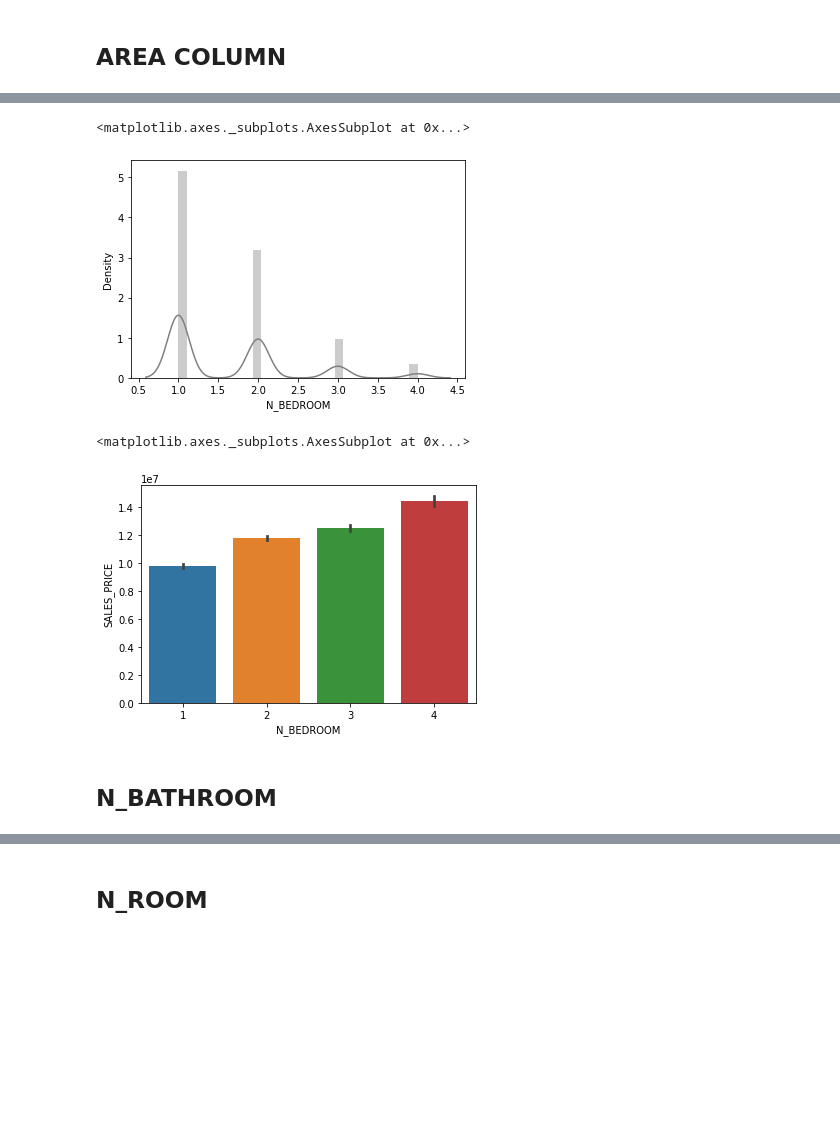
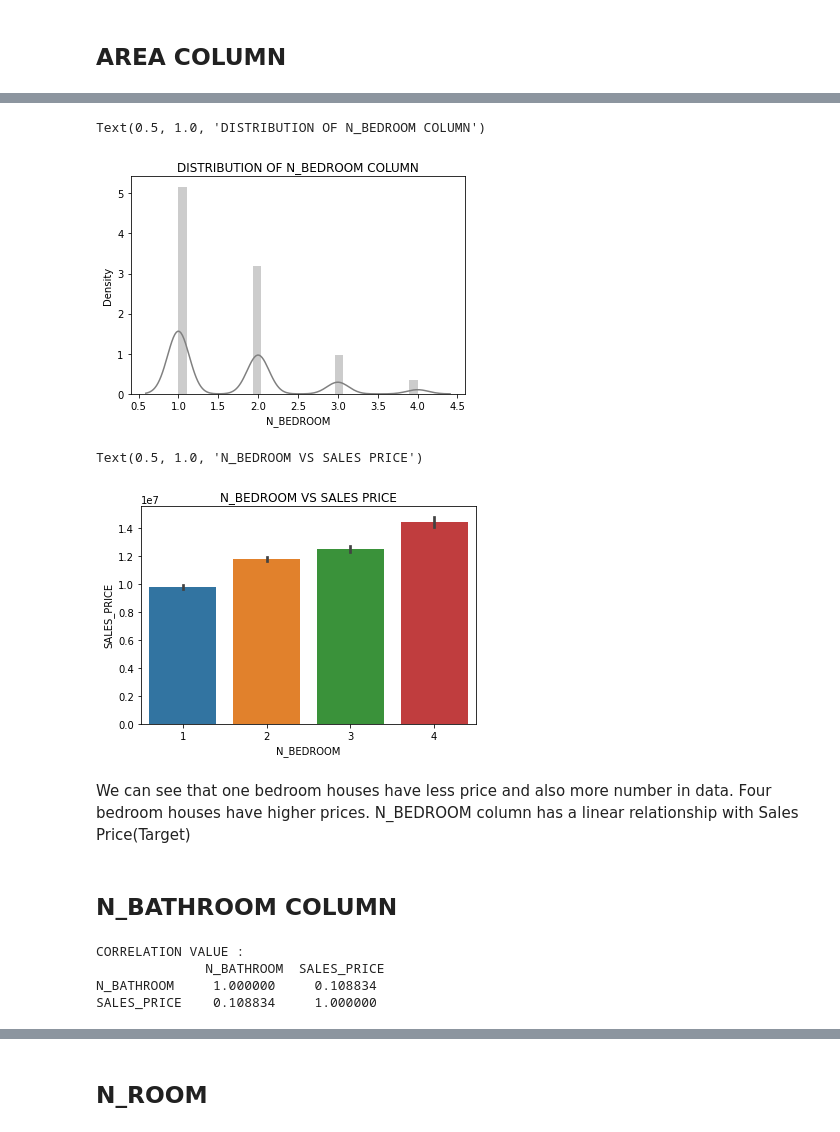
Before and after one commit to mcasivaram/Datascience, a Jupyter notebook: Chennai_House_Price_Prediction.ipynb, the cells around one changed output, grey strips where cells are left out. Cells and saved outputs as stored; diff of their text form; code cells hidden in the pictures; blank space fills up the shorter version.

```diff
--- a/Chennai_House_Price_Prediction.ipynb
+++ b/Chennai_House_Price_Prediction.ipynb
@@ -671,13 +712,26 @@ df1.drop(columns=['DIST_MAINROAD'],axis=1,inplace=True)
 # %%
 sns.distplot(df1['N_BEDROOM'],color='gray')
+plt.title("DISTRIBUTION OF N_BEDROOM COLUMN")
 # %% [output]
-<matplotlib.axes._subplots.AxesSubplot at 0x...>
+Text(0.5, 1.0, 'DISTRIBUTION OF N_BEDROOM COLUMN')
-[figure, old version]
+[figure, new version]
 # %%
 bedroom_order=df1.groupby('N_BEDROOM')['SALES_PRICE'].mean().reset_index().sort_values('SALES_PRICE')['N_BEDROOM']
 sns.barplot(x='N_BEDROOM',y='SALES_PRICE',data=df1,order=bedroom_order)
+plt.title("N_BEDROOM VS SALES PRICE")
 # %% [output]
-<matplotlib.axes._subplots.AxesSubplot at 0x...>
+Text(0.5, 1.0, 'N_BEDROOM VS SALES PRICE')
-[figure, old version]
+[figure, new version]
+# %% [markdown]
+We can see that one bedroom houses have less price and also more number in data.
+Four bedroom houses have higher prices.
+N_BEDROOM column has a linear relationship with Sales Price(Target)
 # %% [markdown]
-## **N_BATHROOM**
+## **N_BATHROOM COLUMN**
+# %%
+print("CORRELATION VALUE :\n",df1[['N_BATHROOM','SALES_PRICE']].corr())
+# %% [output]
+CORRELATION VALUE :
+              N_BATHROOM  SALES_PRICE
+N_BATHROOM     1.000000     0.108834
+SALES_PRICE    0.108834     1.000000
```
Also changed, not shown: parts of 117 cells of this notebook.
